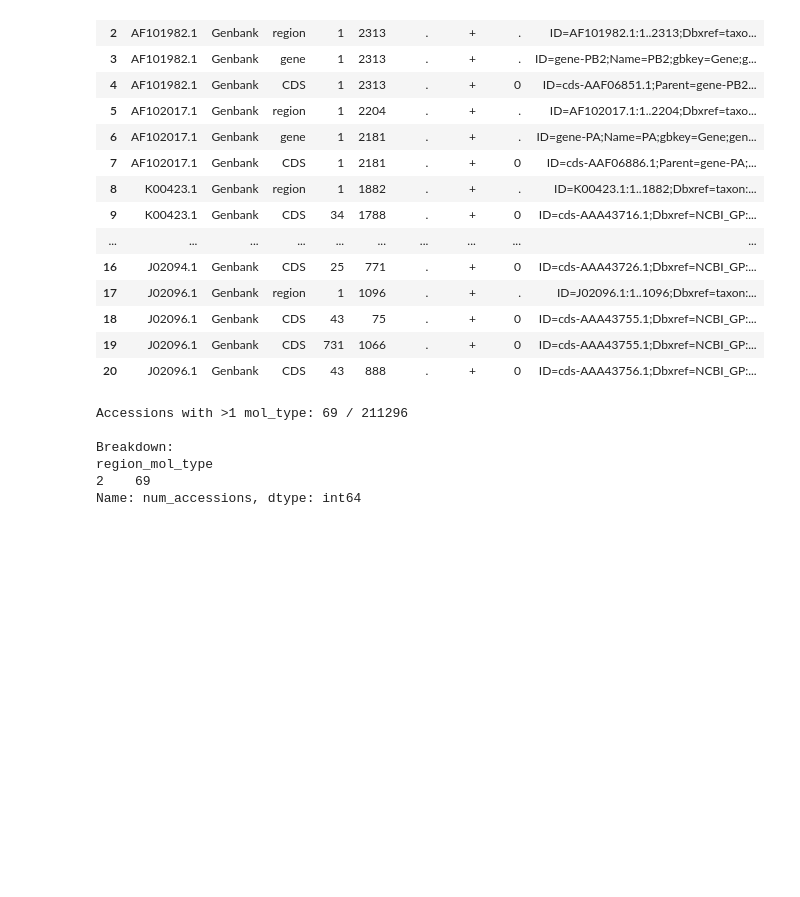
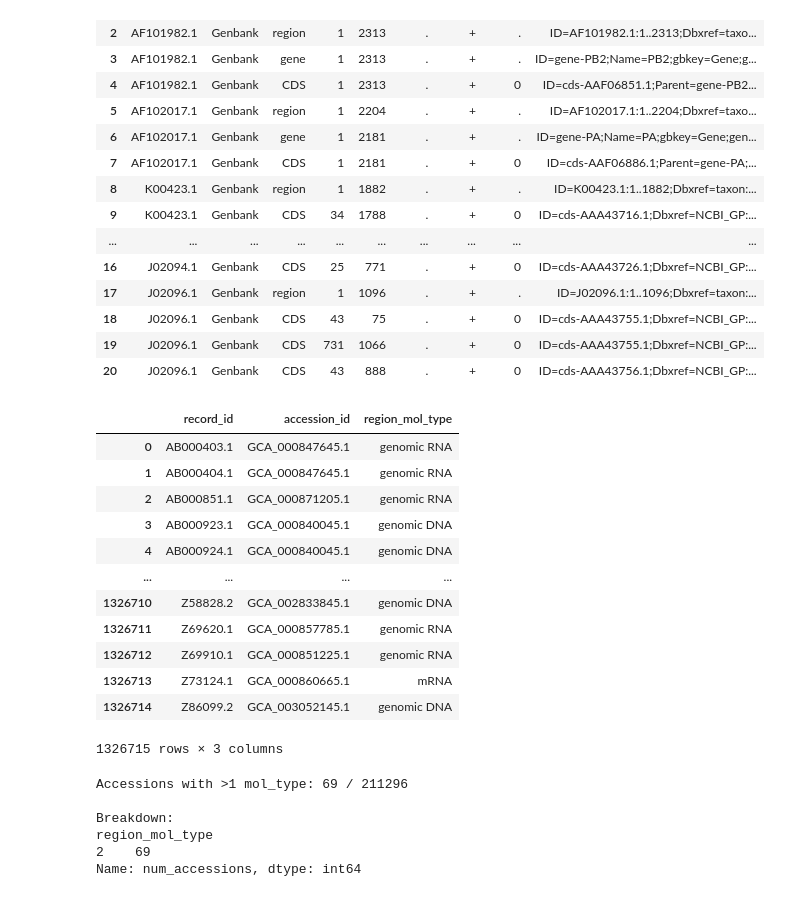
Before and after one commit to khoa-yelo/PRForm, a Jupyter notebook: scripts/TABLE_parse_gff_moltype.ipynb, the cells around one changed output. Drawn from its saved outputs; the diff is of its cells as text; code cells hidden in the pictures; blank space fills up the shorter version.

```diff
--- a/scripts/TABLE_parse_gff_moltype.ipynb
+++ b/scripts/TABLE_parse_gff_moltype.ipynb
@@ -272,9 +272,28 @@ rows_with_na = df[df.isna().any(axis=1)]
 rows_with_na
 # %%
 mol_type = pd.read_csv("../tables/mol_type_parsed.csv")
+# %%
+mol_type = mol_type[['record_id', 'accession', 'region_mol_type']]
+# %%
+mol_type.columns = ['record_id', 'accession_id', 'region_mol_type']
 # %%
-mol_type.region_strand = 1
 mol_type.to_csv("../tables/mol_type_parsed.csv")
+# %%
+mol_type
+# %% [output]
+|  | record_id | accession_id | region_mol_type |
+| 0 | AB000403.1 | GCA_000847645.1 | genomic RNA |
+| 1 | AB000404.1 | GCA_000847645.1 | genomic RNA |
+| 2 | AB000851.1 | GCA_000871205.1 | genomic RNA |
+| 3 | AB000923.1 | GCA_000840045.1 | genomic DNA |
+| 4 | AB000924.1 | GCA_000840045.1 | genomic DNA |
+| ... | ... | ... | ... |
+| 1326710 | Z58828.2 | GCA_002833845.1 | genomic DNA |
+| 1326711 | Z69620.1 | GCA_000857785.1 | genomic RNA |
+| 1326712 | Z69910.1 | GCA_000851225.1 | genomic RNA |
+| 1326713 | Z73124.1 | GCA_000860665.1 | mRNA |
+| 1326714 | Z86099.2 | GCA_003052145.1 | genomic DNA |
+1326715 rows × 3 columns
 # %%
 # Group by accession and count distinct mol_types
 mol_type_counts = mol_type.groupby('accession')['region_mol_type'].nunique()
```
